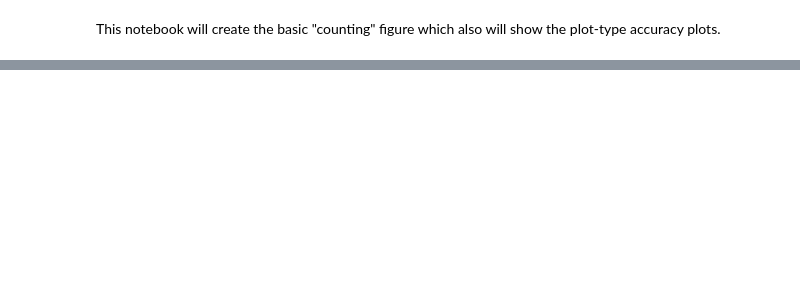
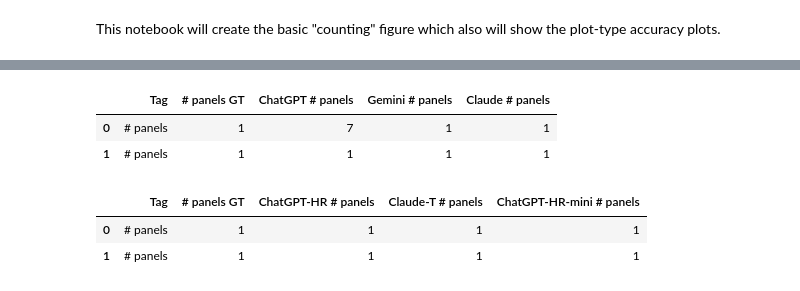
Before and after one commit to ReadingTimeMachine/LLM_VQA_MultiPanel, a Jupyter notebook: figure_notebooks/counting_types_figure.ipynb, the cells around one changed output, grey strips where cells are left out. Drawn from its saved outputs; the diff is of its cells as text; code cells hidden in the pictures; blank space fills up the shorter version.

```diff
--- a/figure_notebooks/counting_types_figure.ipynb
+++ b/figure_notebooks/counting_types_figure.ipynb
@@ -9,0 +154,4 @@ fig, axes = plt.subplot_mosaic([['A', 'B', 'heatmap'],
+# %%
+question_npanels = [
+    {'tag':'# panels', 'question':'How many panels are in this figure?', 'type':'special'}
+]
@@ -9,0 +171,11 @@ fig, axes = plt.subplot_mosaic([['A', 'B', 'heatmap'],
+# %%
+# get dataframes for each plot
+reload(utils.results_plotting_utils)
+reload(utils.parse_lmm_output_utils)
+from utils.parse_lmm_output_utils import get_lmm_gt
+from utils.results_plotting_utils import calculate_plot_accuracies
+
+qtags = make_question_tags()
+_, df_low = calculate_plot_accuracies(df[df['model'].isin(low_models)],question_npanels, qtags)
+qtags = make_question_tags()
+_, df_high = calculate_plot_accuracies(df[df['model'].isin(high_models)],question_npanels, qtags)
@@ -9,0 +216,12 @@ fig, axes = plt.subplot_mosaic([['A', 'B', 'heatmap'],
+# %%
+dfcut_low.head(n=2)
+# %% [output]
+|  | Tag | # panels GT | ChatGPT # panels | Gemini # panels | Claude # panels |
+| 0 | # panels | 1 | 7 | 1 | 1 |
+| 1 | # panels | 1 | 1 | 1 | 1 |
+# %%
+dfcut_high.head(n=2)
+# %% [output]
+|  | Tag | # panels GT | ChatGPT-HR # panels | Claude-T # panels | ChatGPT-HR-mini # panels |
+| 0 | # panels | 1 | 1 | 1 | 1 |
+| 1 | # panels | 1 | 1 | 1 | 1 |
```
Also changed, not shown: parts of 11 cells of this notebook.
